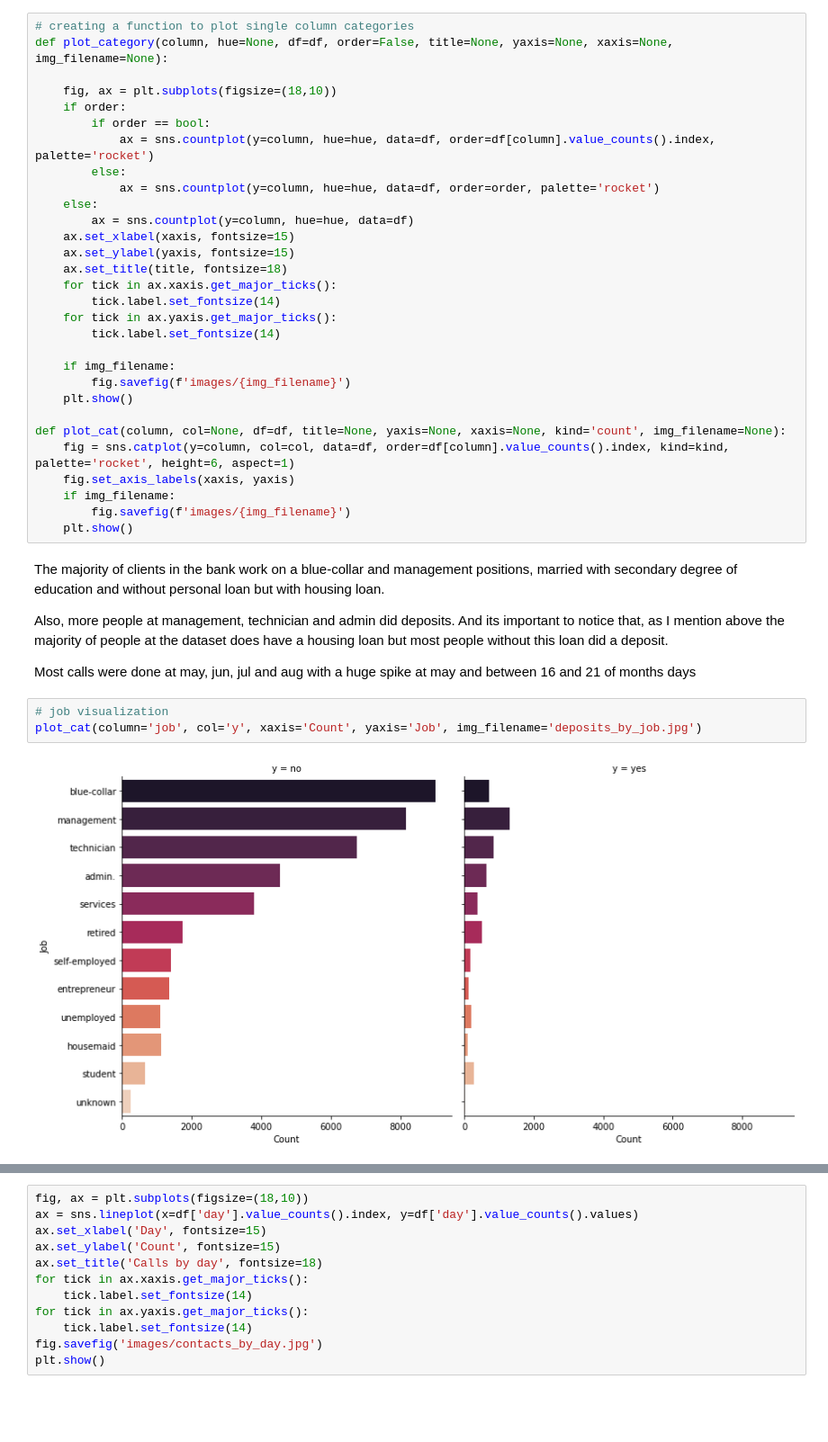
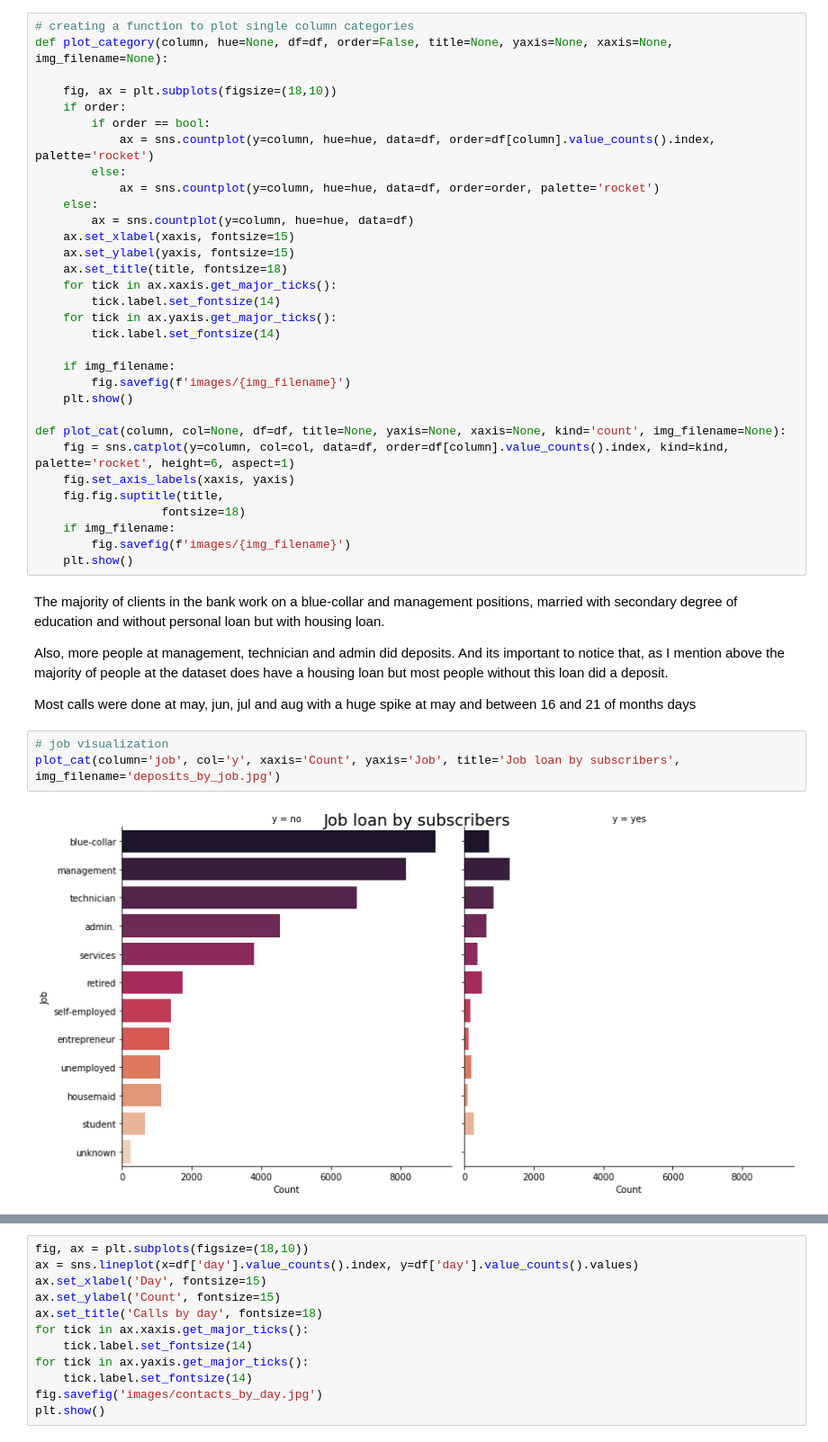
Before and after one commit to carlosealuz/pt_bank_marketing_analysis, a Jupyter notebook: portuguese_subscribed_clients.ipynb, the cells around one changed output, grey strips where cells are left out. Shown: that part at 90% size. Drawn from its saved outputs; the diff is of its cells as text; blank space fills up the shorter version.

```diff
--- a/portuguese_subscribed_clients.ipynb
+++ b/portuguese_subscribed_clients.ipynb
@@ -179,6 +179,8 @@ def plot_category(column, hue=None, df=df, order=False, title=None, yaxis=None,
 def plot_cat(column, col=None, df=df, title=None, yaxis=None, xaxis=None, kind='count', img_filename=None):
     fig = sns.catplot(y=column, col=col, data=df, order=df[column].value_counts().index, kind=kind, palette='rocket', height=6, aspect=1)
     fig.set_axis_labels(xaxis, yaxis)
+    fig.fig.suptitle(title,
+                  fontsize=18)
     if img_filename:
         fig.savefig(f'images/{img_filename}')
     plt.show()
@@ -190,9 +192,9 @@ Also, more people at management, technician and admin did deposits. And its impo
 Most calls were done at may, jun, jul and aug with a huge spike at may and between 16 and 21 of months days
 # %%
 # job visualization
-plot_cat(column='job', col='y', xaxis='Count', yaxis='Job', img_filename='deposits_by_job.jpg')
+plot_cat(column='job', col='y', xaxis='Count', yaxis='Job', title='Job loan by subscribers', img_filename='deposits_by_job.jpg')
 # %% [output]
-[figure, old version]
+[figure, new version]
 # %%
 #marital
 # plot_category('marital', order=True, title='Job distribution among clients', yaxis='Job', xaxis='Count')
```
Also changed, not shown: parts of 5 cells of this notebook, 6 other files.
